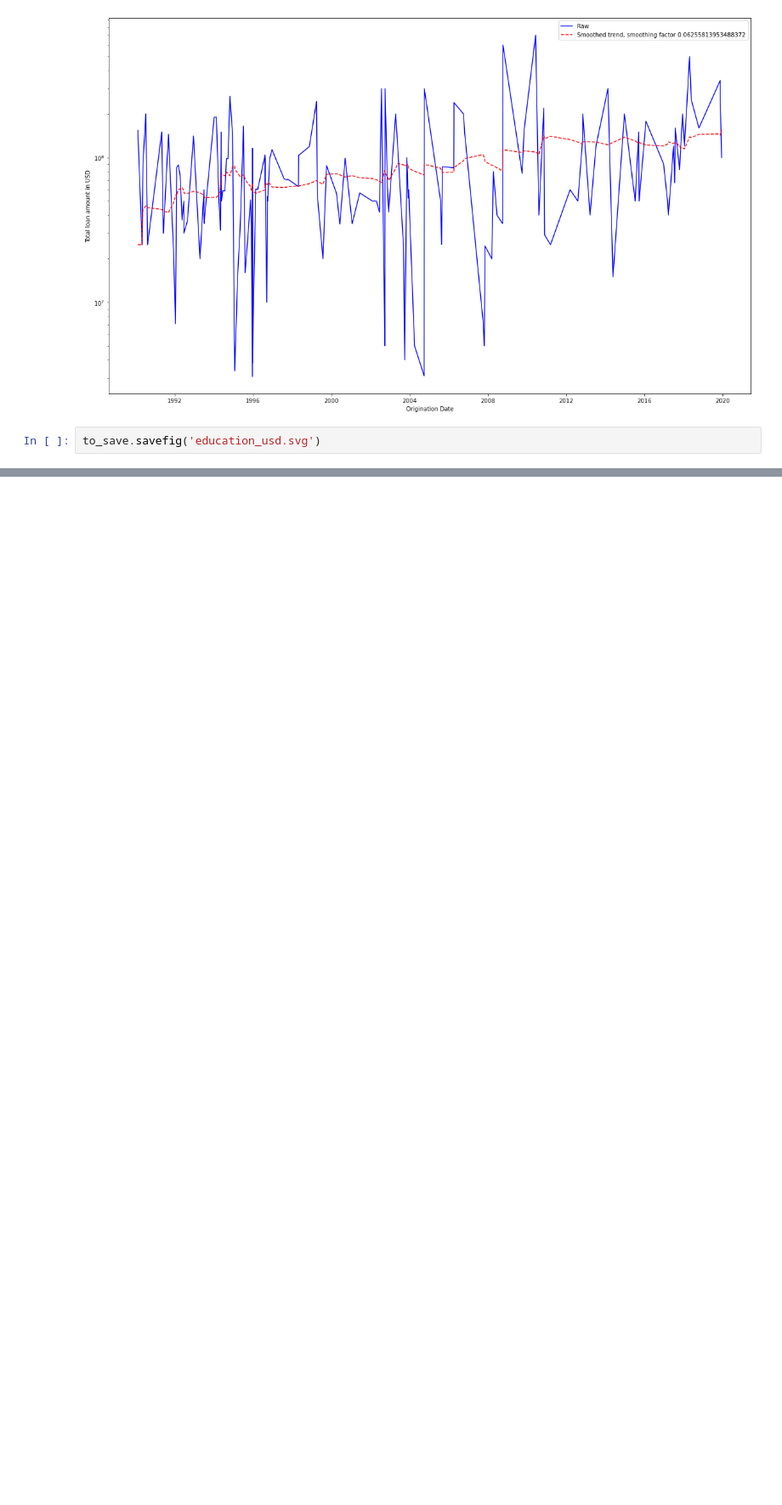
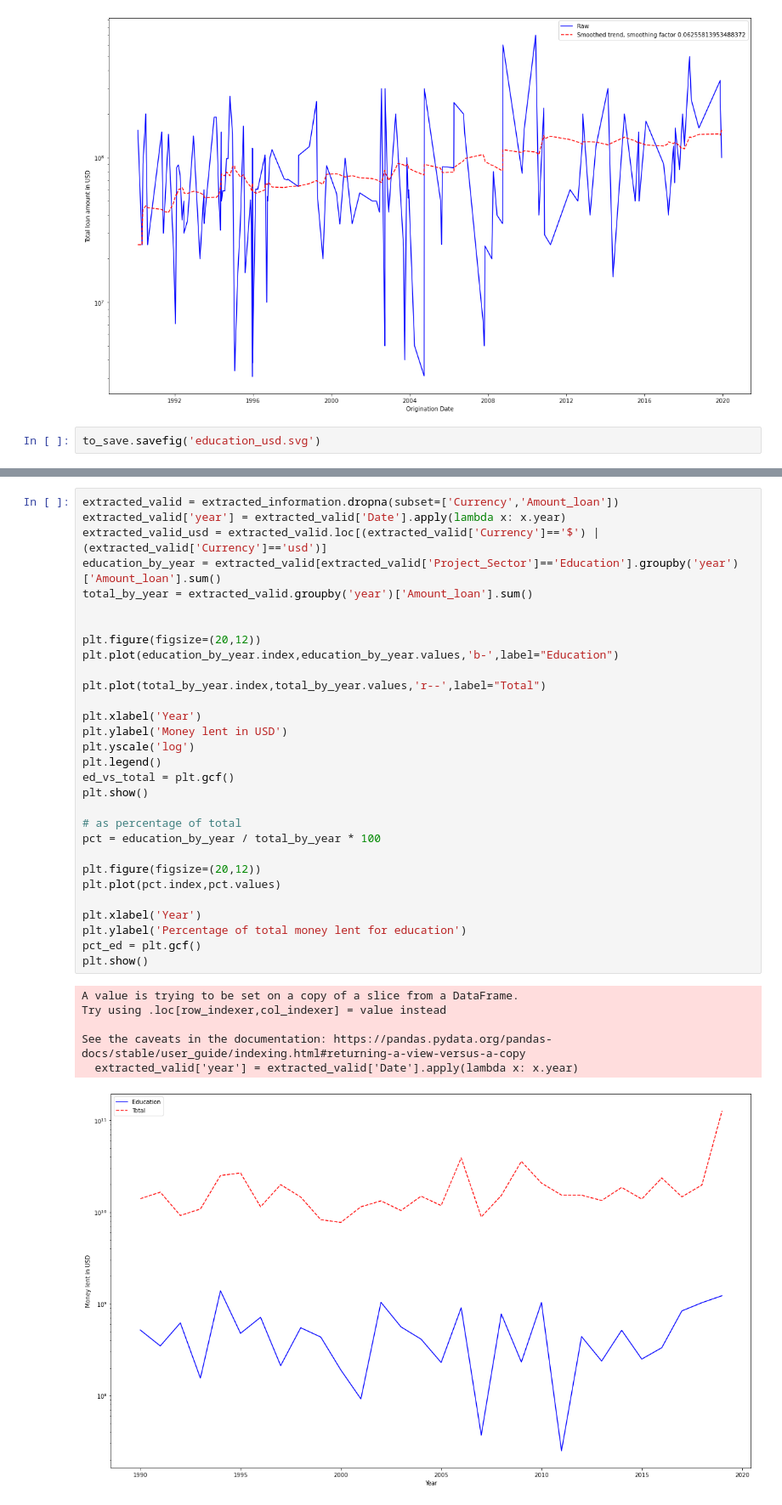
Before and after one commit to noahschoem/amethyst-erdos-may-2021, a Jupyter notebook: Noah/education_time_series_proof_of_concept.ipynb, the cells around one changed output, grey strips where cells are left out. Shown: that part at 85% size. Saved outputs shown, nothing was run; the diff lists cells and outputs as text; blank space fills up the shorter version.

Commit message:
Education time series: now compares to total, both in absolute terms and as percentage

```diff
--- a/Noah/education_time_series_proof_of_concept.ipynb
+++ b/Noah/education_time_series_proof_of_concept.ipynb
@@ -72,0 +76,37 @@ to_save.savefig('education_usd.svg')
+# %%
+extracted_valid = extracted_information.dropna(subset=['Currency','Amount_loan'])
+extracted_valid['year'] = extracted_valid['Date'].apply(lambda x: x.year)
+extracted_valid_usd = extracted_valid.loc[(extracted_valid['Currency']=='$') | (extracted_valid['Currency']=='usd')]
+education_by_year = extracted_valid[extracted_valid['Project_Sector']=='Education'].groupby('year')['Amount_loan'].sum()
+total_by_year = extracted_valid.groupby('year')['Amount_loan'].sum()
+
+
+plt.figure(figsize=(20,12))
+plt.plot(education_by_year.index,education_by_year.values,'b-',label="Education")
+
+plt.plot(total_by_year.index,total_by_year.values,'r--',label="Total")
+
+plt.xlabel('Year')
+plt.ylabel('Money lent in USD')
+plt.yscale('log')
+plt.legend()
+ed_vs_total = plt.gcf()
+plt.show()
+
+# as percentage of total
+pct = education_by_year / total_by_year * 100
+
+plt.figure(figsize=(20,12))
+plt.plot(pct.index,pct.values)
+
+plt.xlabel('Year')
+plt.ylabel('Percentage of total money lent for education')
+pct_ed = plt.gcf()
+plt.show()
+# %% [output]
+A value is trying to be set on a copy of a slice from a DataFrame.
+Try using .loc[row_indexer,col_indexer] = value instead
+
+See the caveats in the documentation: https://pandas.pydata.org/pandas-docs/stable/user_guide/indexing.html#returning-a-view-versus-a-copy
+  extracted_valid['year'] = extracted_valid['Date'].apply(lambda x: x.year)
+[figure, added]
```
Also changed, not shown: parts of 5 cells of this notebook.
